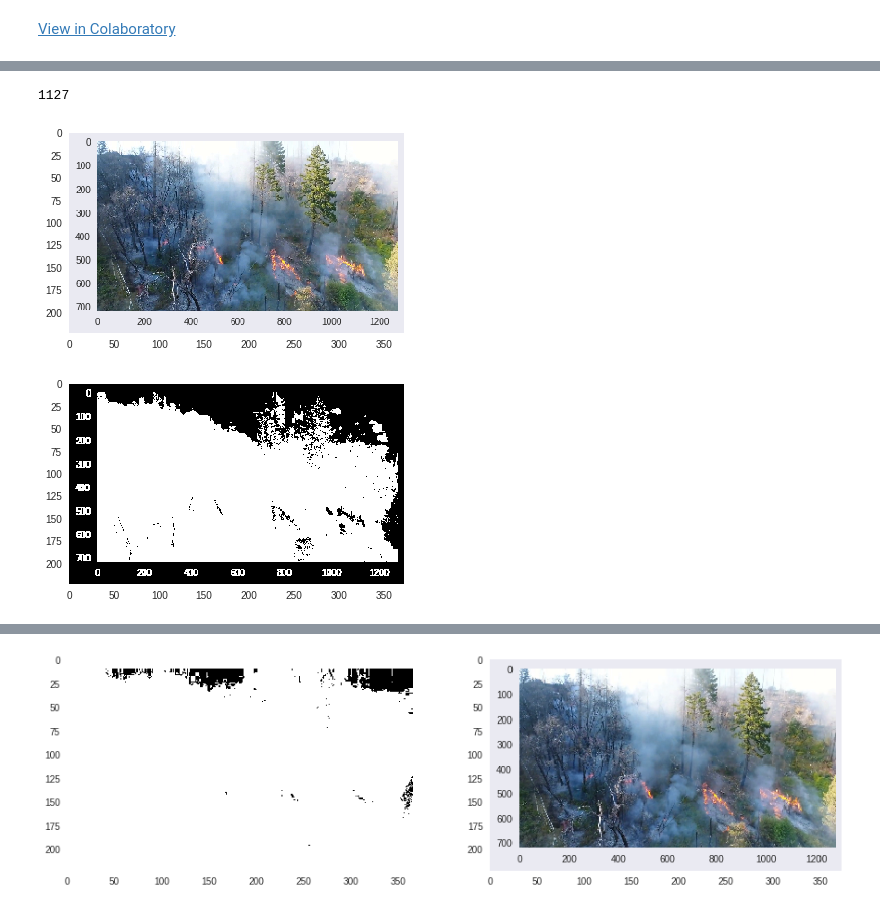
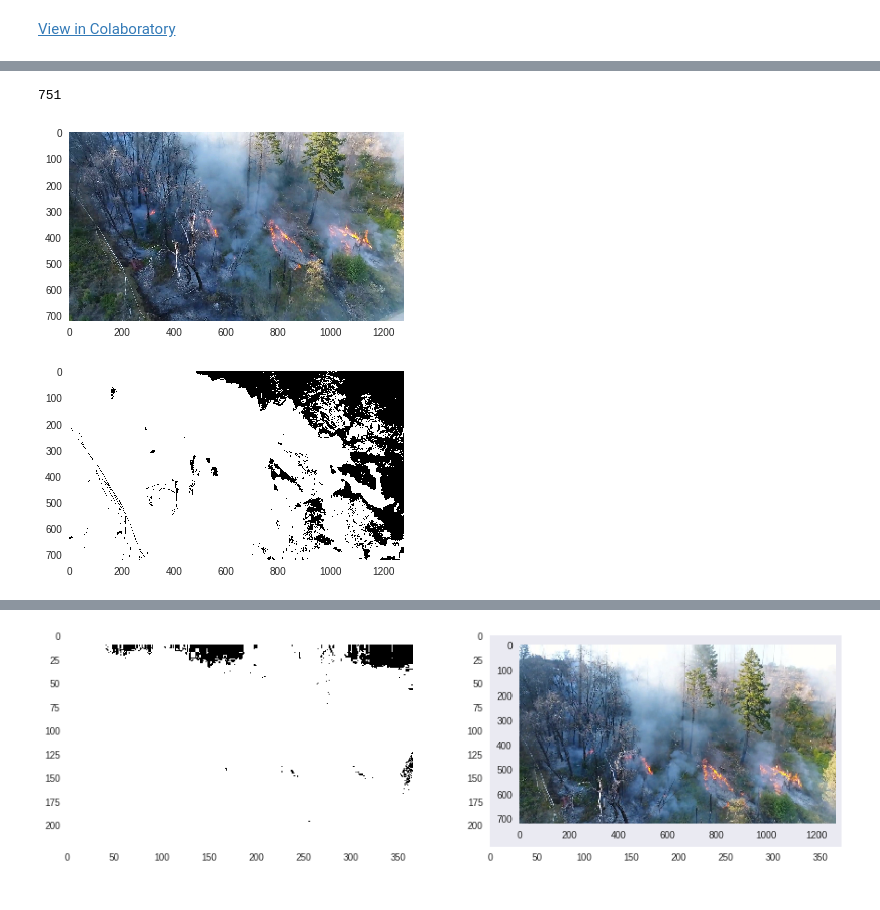
Before and after one commit to NeerajGulia/Simple-eye-detection-tests-ML, a Jupyter notebook: Hello,_Colaboratory.ipynb, the cells around one changed output, grey strips where cells are left out. Cells and saved outputs as stored; diff of their text form; code cells hidden in the pictures.

```diff
--- a/Hello,_Colaboratory.ipynb
+++ b/Hello,_Colaboratory.ipynb
@@ -73,25 +73,25 @@ Wall time: 1min 8s
 # %%
 fire_images= glob.glob('images_test_25_t0_40/*.jpg')
 print(len(fire_images))
 
 def read_image(img_path= fire_images[340]):
-#   return cv2.cvtColor(plt.imread(img_path), cv2.COLOR_BGR2RGB)
-  return plt.imread(img_path)
+  return cv2.cvtColor(plt.imread(img_path), cv2.COLOR_BGR2RGB)
+#   return plt.imread(img_path)
 
 def get_all_images(img):
   images=[]
   for img_path in fire_images:
     images.append(read_image(img_path))
   return images
 
-# test_url= fire_images[1000]
-test_url="download.jpg"
+test_url= fire_images[700]
+# test_url="download.jpg"
 # print(len(fire_images))
 plt.imshow(read_image(test_url))
 plt.grid(False)
 # %% [output]
-1127
+751
-[figure, old version]
+[figure, new version]
 # %%
 def LAB(img):
   lab= cv2.cvtColor(img, cv2.COLOR_RGB2LAB)
@@ -138,7 +138,7 @@ bin_mask= apply_color_based_approach(img)
 plt.imshow(bin_mask)
 plt.grid(False)
 # %% [output]
-[figure, old version]
+[figure, new version]
 # %%
 # def upload_files():
 #   from google.colab import files
```
Also changed, not shown: parts of 6 cells of this notebook.
